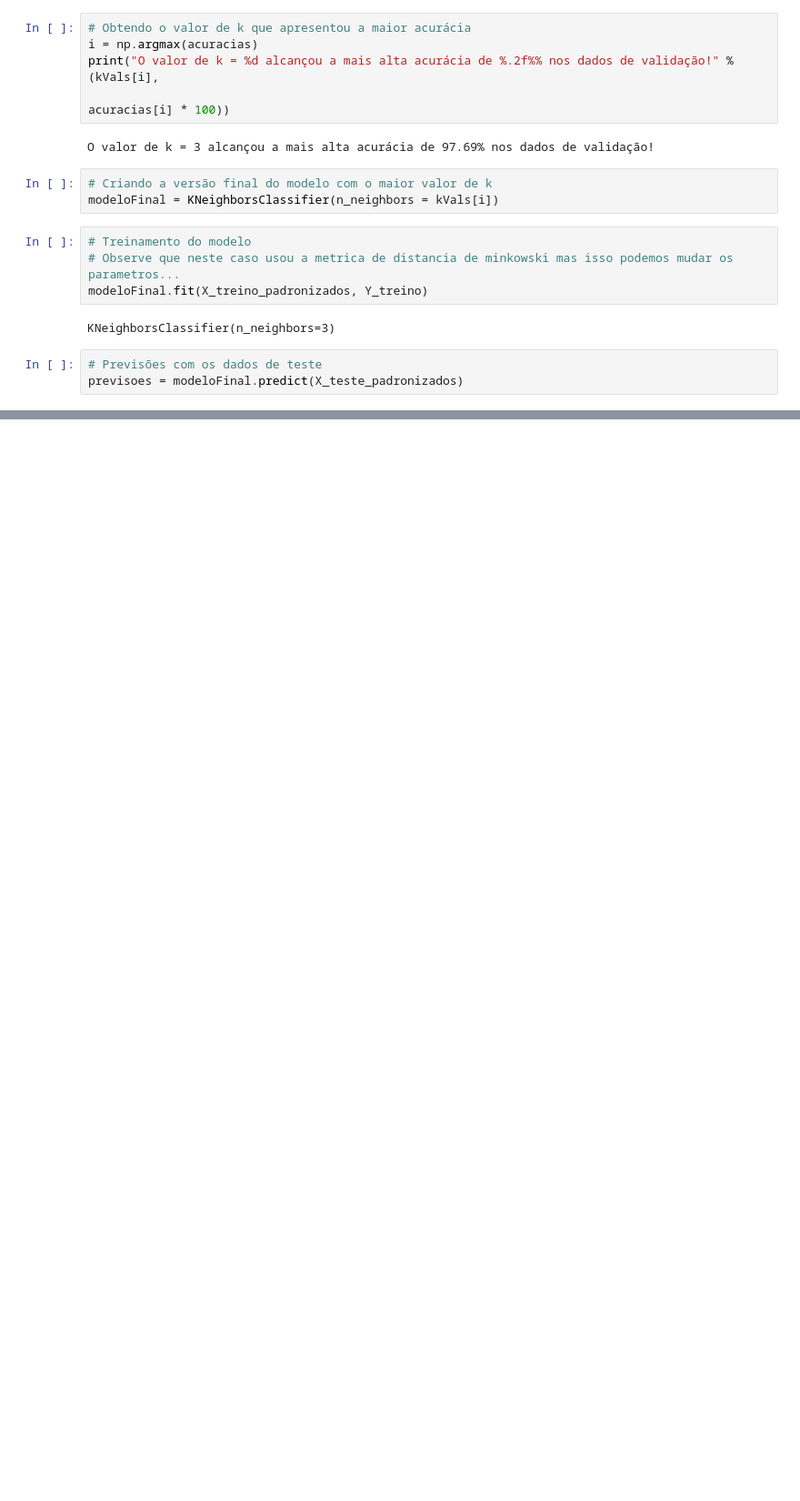
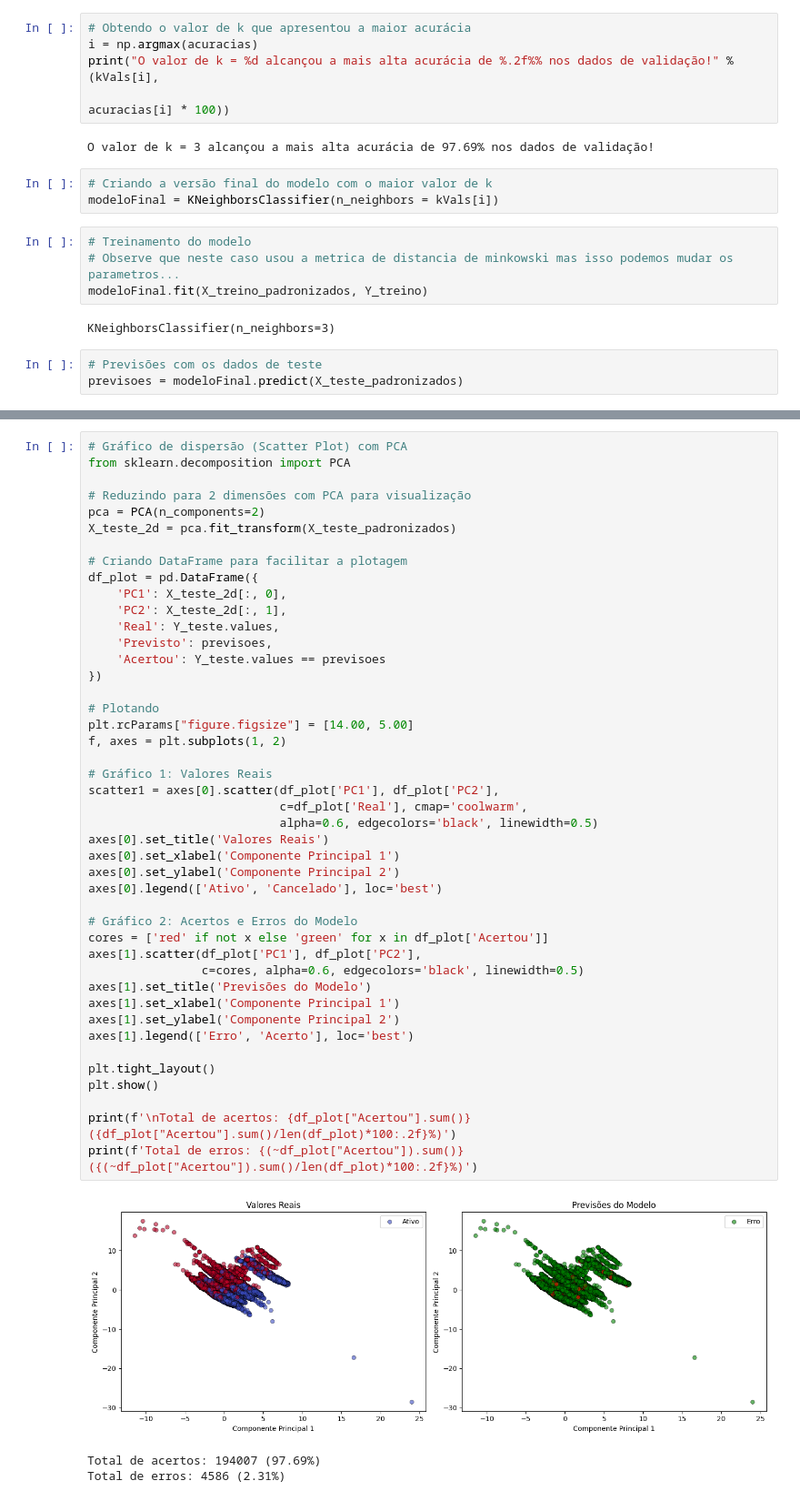
Before and after one commit to vitorribas0/estudos_ciencia_de_dados, a Jupyter notebook: projetos/ModeloPrevisaoCancelamento/ModeloPrevisaoCancelamento.ipynb, the cells around one changed output, grey strips where cells are left out. Shown at 91% size. Drawn from its saved outputs; the diff is of its cells as text; blank space fills up the shorter version.

```diff
--- a/projetos/ModeloPrevisaoCancelamento/ModeloPrevisaoCancelamento.ipynb
+++ b/projetos/ModeloPrevisaoCancelamento/ModeloPrevisaoCancelamento.ipynb
@@ -725,0 +779,48 @@ Acurácia do modelo:  0.9769377571213487
+# %%
+# Gráfico de dispersão (Scatter Plot) com PCA
+from sklearn.decomposition import PCA
+
+# Reduzindo para 2 dimensões com PCA para visualização
+pca = PCA(n_components=2)
+X_teste_2d = pca.fit_transform(X_teste_padronizados)
+
+# Criando DataFrame para facilitar a plotagem
+df_plot = pd.DataFrame({
+    'PC1': X_teste_2d[:, 0],
+    'PC2': X_teste_2d[:, 1],
+    'Real': Y_teste.values,
+    'Previsto': previsoes,
+    'Acertou': Y_teste.values == previsoes
+})
+
+# Plotando
+plt.rcParams["figure.figsize"] = [14.00, 5.00]
+f, axes = plt.subplots(1, 2)
+
+# Gráfico 1: Valores Reais
+scatter1 = axes[0].scatter(df_plot['PC1'], df_plot['PC2'],
+                           c=df_plot['Real'], cmap='coolwarm',
+                           alpha=0.6, edgecolors='black', linewidth=0.5)
+axes[0].set_title('Valores Reais')
+axes[0].set_xlabel('Componente Principal 1')
+axes[0].set_ylabel('Componente Principal 2')
+axes[0].legend(['Ativo', 'Cancelado'], loc='best')
+
+# Gráfico 2: Acertos e Erros do Modelo
+cores = ['red' if not x else 'green' for x in df_plot['Acertou']]
+axes[1].scatter(df_plot['PC1'], df_plot['PC2'],
+                c=cores, alpha=0.6, edgecolors='black', linewidth=0.5)
+axes[1].set_title('Previsões do Modelo')
+axes[1].set_xlabel('Componente Principal 1')
+axes[1].set_ylabel('Componente Principal 2')
+axes[1].legend(['Erro', 'Acerto'], loc='best')
+
+plt.tight_layout()
+plt.show()
+
+print(f'\nTotal de acertos: {df_plot["Acertou"].sum()} ({df_plot["Acertou"].sum()/len(df_plot)*100:.2f}%)')
+print(f'Total de erros: {(~df_plot["Acertou"]).sum()} ({(~df_plot["Acertou"]).sum()/len(df_plot)*100:.2f}%)')
+# %% [output]
+[figure, added]
+Total de acertos: 194007 (97.69%)
+Total de erros: 4586 (2.31%)
```
Also changed, not shown: parts of 7 cells of this notebook, 1 other file.
